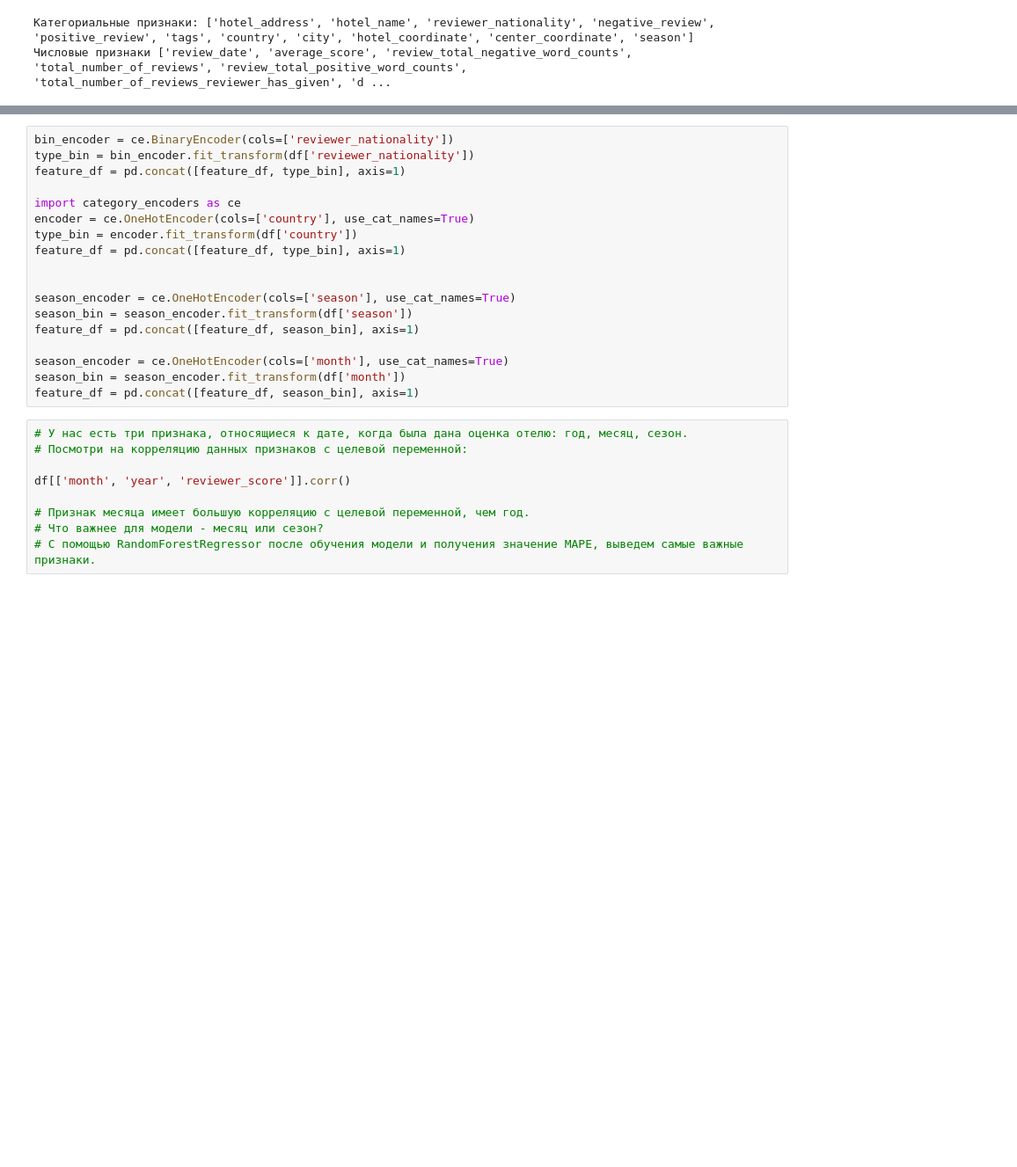
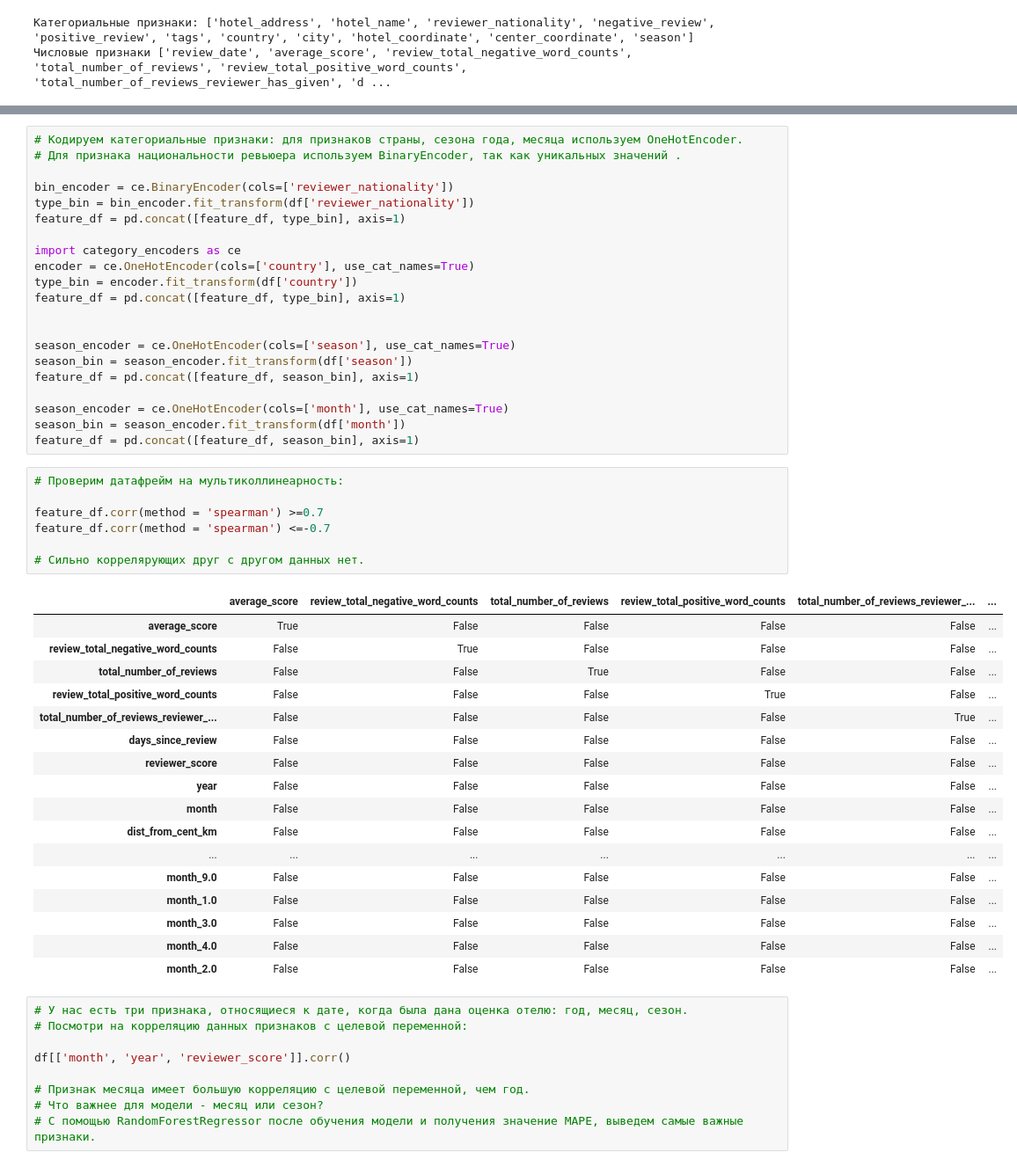
Before and after one commit to AndreevaDarya/booking-project, a Jupyter notebook: booking.ipynb, the cells around one changed output, grey strips where cells are left out. Shown: that part at 88% size. Drawn from its saved outputs; the diff is of its cells as text; blank space fills up the shorter version.

```diff
--- a/booking.ipynb
+++ b/booking.ipynb
@@ -402,4 +319,7 @@ feature_df[cat_cols].corr(method = 'spearman')
 # %%
+# Кодируем категориальные признаки: для признаков страны, сезона года, месяца используем OneHotEncoder.
+# Для признака национальности ревьюера используем BinaryEncoder, так как уникальных значений .
+
 bin_encoder = ce.BinaryEncoder(cols=['reviewer_nationality'])
 type_bin = bin_encoder.fit_transform(df['reviewer_nationality'])
 feature_df = pd.concat([feature_df, type_bin], axis=1)
@@ -417,6 +337,31 @@ feature_df = pd.concat([feature_df, season_bin], axis=1)
 season_encoder = ce.OneHotEncoder(cols=['month'], use_cat_names=True)
 season_bin = season_encoder.fit_transform(df['month'])
 feature_df = pd.concat([feature_df, season_bin], axis=1)
+# %%
+# Проверим датафрейм на мультиколлинеарность:
+
+feature_df.corr(method = 'spearman') >=0.7
+feature_df.corr(method = 'spearman') <=-0.7
+
+# Сильно коррелярующих друг с другом данных нет.
+# %% [output]
+|  | average_score | review_total_negative_word_counts | total_number_of_reviews | review_total_positive_word_counts | total_number_of_reviews_reviewer_... | ... |
+| average_score | True | False | False | False | False | ... |
+| review_total_negative_word_counts | False | True | False | False | False | ... |
+| total_number_of_reviews | False | False | True | False | False | ... |
+| review_total_positive_word_counts | False | False | False | True | False | ... |
+| total_number_of_reviews_reviewer_... | False | False | False | False | True | ... |
+| days_since_review | False | False | False | False | False | ... |
+| reviewer_score | False | False | False | False | False | ... |
+| year | False | False | False | False | False | ... |
+| month | False | False | False | False | False | ... |
+| dist_from_cent_km | False | False | False | False | False | ... |
+| ... | ... | ... | ... | ... | ... | ... |
+| month_9.0 | False | False | False | False | False | ... |
+| month_1.0 | False | False | False | False | False | ... |
+| month_3.0 | False | False | False | False | False | ... |
+| month_4.0 | False | False | False | False | False | ... |
+| month_2.0 | False | False | False | False | False | ... |
 # %%
 # У нас есть три признака, относящиеся к дате, когда была дана оценка отелю: год, месяц, сезон.
 # Посмотри на корреляцию данных признаков с целевой переменной:
```
Also changed, not shown: parts of 32 cells of this notebook.
